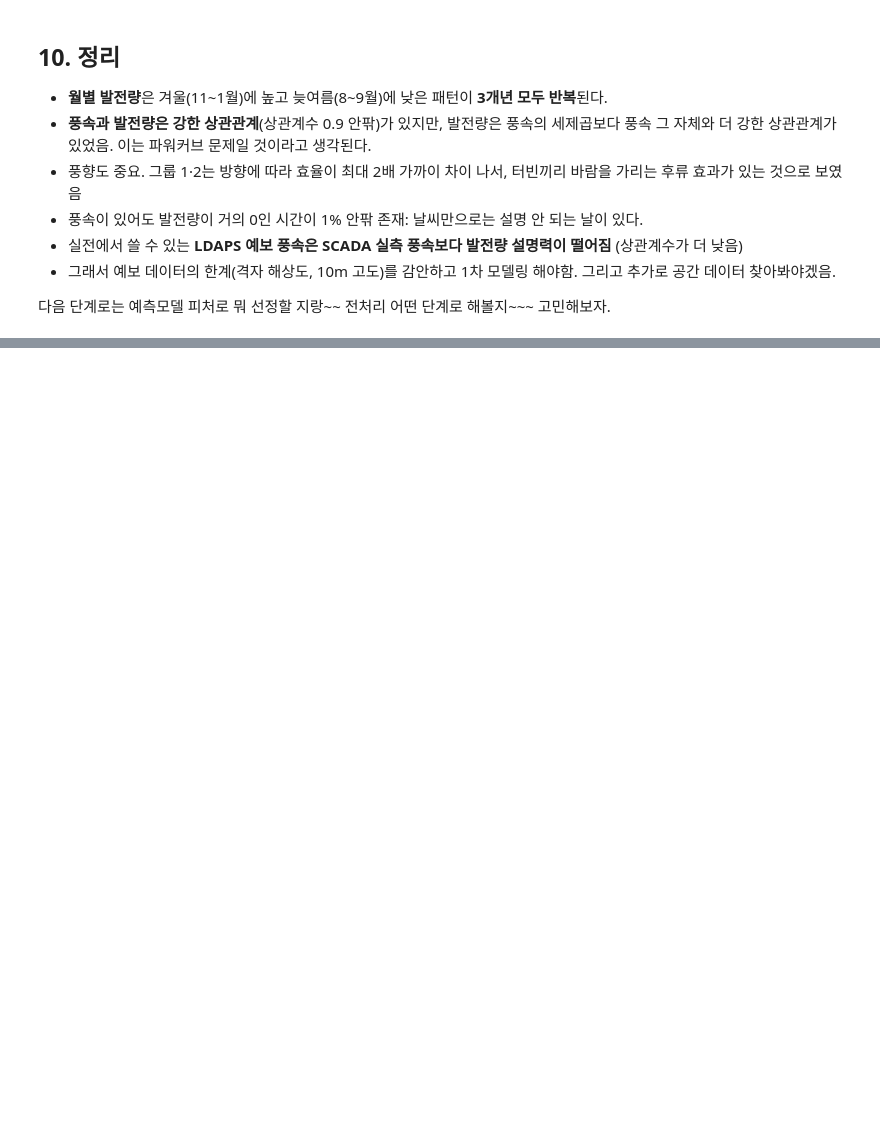
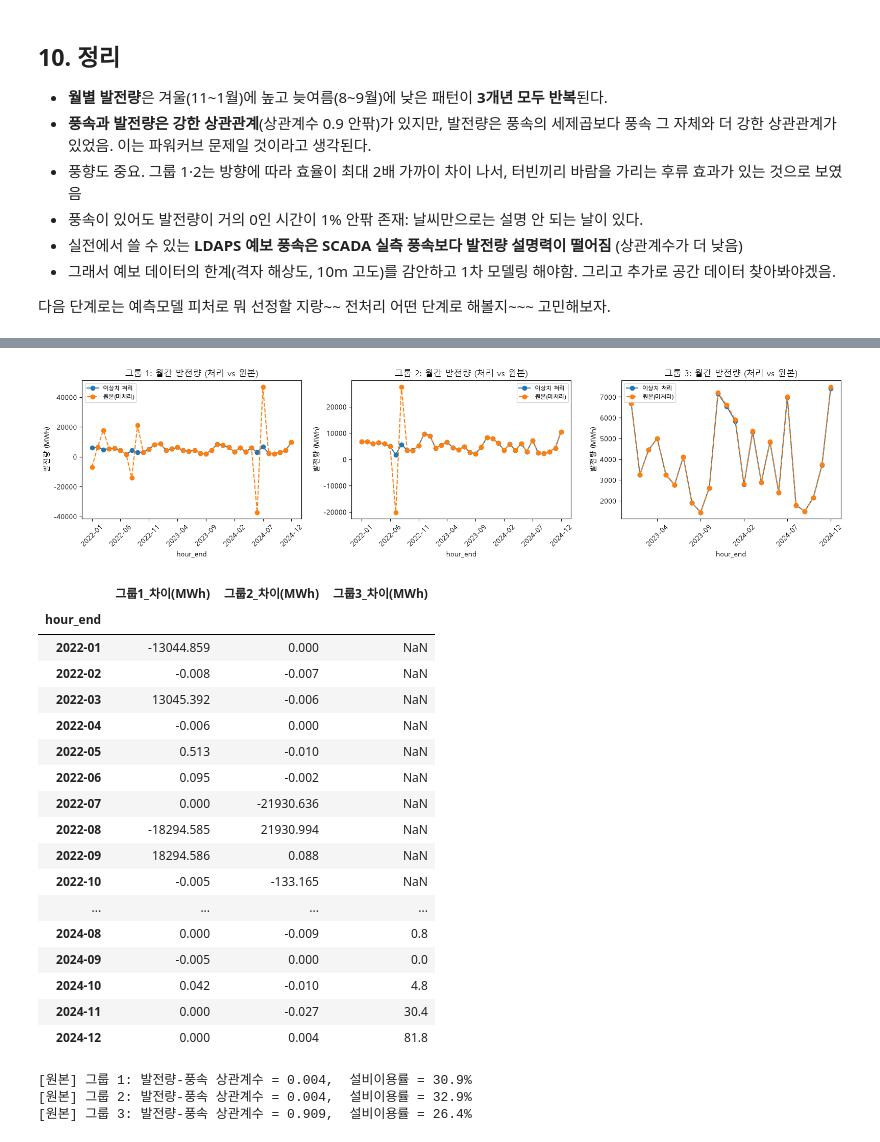
Before and after one commit to ksydata/WINDFORCE, a Jupyter notebook: 01.data_nogada.ipynb, the cells around one changed output, grey strips where cells are left out. Saved outputs shown, nothing was run; the diff lists cells and outputs as text; code cells hidden in the pictures; blank space fills up the shorter version.

```diff
--- a/01.data_nogada.ipynb
+++ b/01.data_nogada.ipynb
@@ -455,0 +600,67 @@ print(f"발전량 vs SCADA 실측 풍속 상관계수      = {corr_scada:.3f}")
+# %%
+# 원본(이상치 미처리) 데이터로 월별 발전량 계산 (monthly_sum 함수는 4절에서 만든 것 재사용)
+monthly_g1_raw = monthly_sum(v_hourly_raw, "kpx_group_1_power")  # 그룹1 월별 발전량 (원본)
+monthly_g2_raw = monthly_sum(v_hourly_raw, "kpx_group_2_power")  # 그룹2 월별 발전량 (원본)
+monthly_g3_raw = monthly_sum(u_hourly_raw, "kpx_group_3_power")  # 그룹3 월별 발전량 (원본)
+monthly_g3_raw = monthly_g3_raw.reindex(all_months)  # 정제 버전과 같은 월 순서로 맞추기
+
+# 그룹별로 정제 버전 vs 원본 버전을 겹쳐서 비교
+raw_compare_info = {
+    "그룹 1": (monthly_g1, monthly_g1_raw),
+    "그룹 2": (monthly_g2, monthly_g2_raw),
+    "그룹 3": (monthly_g3, monthly_g3_raw),
+}
+fig, axes = plt.subplots(1, 3, figsize=(16, 4))  # 그룹 3개를 나란히 그릴 그래프 3칸
+for ax, (name, (treated, raw)) in zip(axes, raw_compare_info.items()):  # 그룹마다 반복
+    treated.plot(ax=ax, marker="o", label="이상치 처리")  # 정제 버전 선
+    raw.plot(ax=ax, marker="o", linestyle="--", label="원본(미처리)")  # 원본 버전 선 (점선)
+    ax.set_title(f"{name}: 월간 발전량 (처리 vs 원본)")  # 그래프 제목
+    ax.set_ylabel("발전량 (MWh)")  # y축 이름
+    ax.tick_params(axis="x", rotation=45)  # x축 글자 기울이기
+    ax.legend(fontsize=8)  # 범례 표시
+plt.tight_layout()  # 여백 정리
+plt.show()  # 출력
+
+# 월별 발전량 차이(원본 - 처리)를 표로도 확인 (이상치가 실제로 얼마나 값을 부풀렸는지/줄였는지)
+diff_table = pd.DataFrame({
+    "그룹1_차이(MWh)": monthly_g1_raw - monthly_g1,
+    "그룹2_차이(MWh)": monthly_g2_raw - monthly_g2,
+    "그룹3_차이(MWh)": monthly_g3_raw - monthly_g3,
+})
+diff_table
+# %% [output]
+[figure, added]
+|  | 그룹1_차이(MWh) | 그룹2_차이(MWh) | 그룹3_차이(MWh) |
+| hour_end |  |  |  |
+| 2022-01 | -13044.859 | 0.000 | NaN |
+| 2022-02 | -0.008 | -0.007 | NaN |
+| 2022-03 | 13045.392 | -0.006 | NaN |
+| 2022-04 | -0.006 | 0.000 | NaN |
+| 2022-05 | 0.513 | -0.010 | NaN |
+| 2022-06 | 0.095 | -0.002 | NaN |
+| 2022-07 | 0.000 | -21930.636 | NaN |
+| 2022-08 | -18294.585 | 21930.994 | NaN |
+| 2022-09 | 18294.586 | 0.088 | NaN |
+| 2022-10 | -0.005 | -133.165 | NaN |
+| ... | ... | ... | ... |
+| 2024-08 | 0.000 | -0.009 | 0.8 |
+| 2024-09 | -0.005 | 0.000 | 0.0 |
+| 2024-10 | 0.042 | -0.010 | 4.8 |
+| 2024-11 | 0.000 | -0.027 | 30.4 |
+| 2024-12 | 0.000 | 0.004 | 81.8 |
+# %%
+# 원본(이상치 미처리) 데이터 기준 상관계수·설비이용률도 확인 (7절과 비교)
+for name, (hdf, pcol, wscol) in {
+    "그룹 1": (v_hourly_raw, "kpx_group_1_power", "kpx_group_1_ws"),
+    "그룹 2": (v_hourly_raw, "kpx_group_2_power", "kpx_group_2_ws"),
+    "그룹 3": (u_hourly_raw, "kpx_group_3_power", "kpx_group_3_ws"),
+}.items():  # 그룹마다 반복
+    d = hdf[[pcol, wscol]].dropna()  # 발전량·풍속 둘 다 있는 시간만 사용
+    corr = d[pcol].corr(d[wscol])  # 피어슨 상관계수 계산
+    cap_group = pcol.replace("_power", "")  # "kpx_group_1_power" -> "kpx_group_1"
+    capacity_factor = d[pcol].sum() / (group_cap_kwh[cap_group] * len(d)) * 100  # 설비이용률(%) 계산
+    print(f"[원본] {name}: 발전량-풍속 상관계수 = {corr:.3f},  설비이용률 = {capacity_factor:.1f}%")  # 결과 출력
+# %% [output]
+[원본] 그룹 1: 발전량-풍속 상관계수 = 0.004,  설비이용률 = 30.9%
+[원본] 그룹 2: 발전량-풍속 상관계수 = 0.004,  설비이용률 = 32.9%
+[원본] 그룹 3: 발전량-풍속 상관계수 = 0.909,  설비이용률 = 26.4%
```
Also changed, not shown: parts of 11 cells of this notebook, 5 other files.
